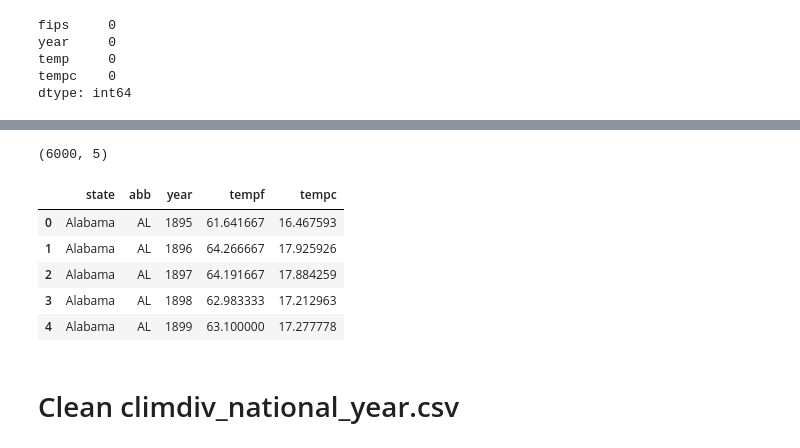
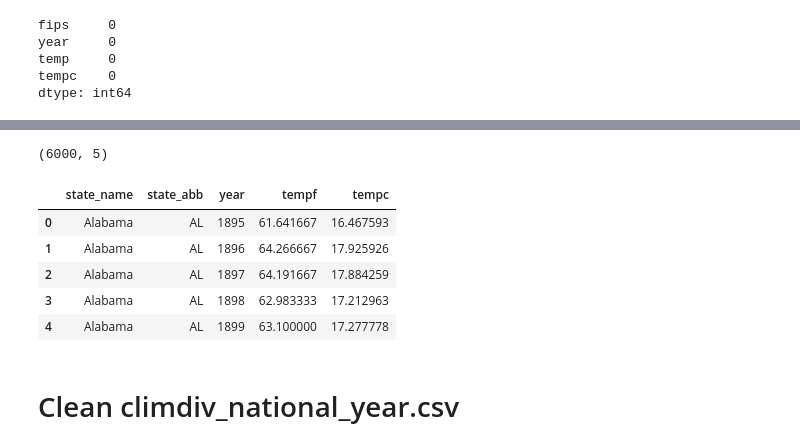
Before and after one commit to irenedepacina/final_project, a Jupyter notebook: ETL.ipynb, the cells around one changed output, grey strips where cells are left out. Drawn from its saved outputs; the diff is of its cells as text; code cells hidden in the pictures.

```diff
--- a/ETL.ipynb
+++ b/ETL.ipynb
@@ -55,8 +56,10 @@ state_dict = {
 }
 # %%
 # Replace fips column with a column for state names and their abbreviations
-df1['state'] = df1['fips'].apply(lambda x: state_dict[x][0])
-df1['abb'] = df1['fips'].apply(lambda x: state_dict[x][1])
+df1['state_name'] = df1['fips'].apply(lambda x: state_dict[x][0])
+df1['state_abb'] = df1['fips'].apply(lambda x: state_dict[x][1])
+
+# Drop original fips column
 df1.drop('fips', axis = 'columns', inplace = True)
 df1.head()
 # %% [output]
@@ -68,15 +71,15 @@ df1.head()
 | 4 | 1899 | 63.100000 | 17.277778 | Alabama | AL |
 # %%
 # Rename Columns
-df1.columns = ['year', 'tempf', 'tempc', 'state', 'abb']
+df1.columns = ['year', 'tempf', 'tempc', 'state_name', 'state_abb']
 
 # Re-arrange Columns
-df1 = df1[['state','abb', 'year', 'tempf', 'tempc']].copy()
+df1 = df1[['state_name','state_abb', 'year', 'tempf', 'tempc']].copy()
 print(df1.shape)
 df1.head()
 # %% [output]
 (6000, 5)
-|  | state | abb | year | tempf | tempc |
+|  | state_name | state_abb | year | tempf | tempc |
 | 0 | Alabama | AL | 1895 | 61.641667 | 16.467593 |
 | 1 | Alabama | AL | 1896 | 64.266667 | 17.925926 |
 | 2 | Alabama | AL | 1897 | 64.191667 | 17.884259 |
```
Also changed, not shown: parts of 11 cells of this notebook, 2 other files.
